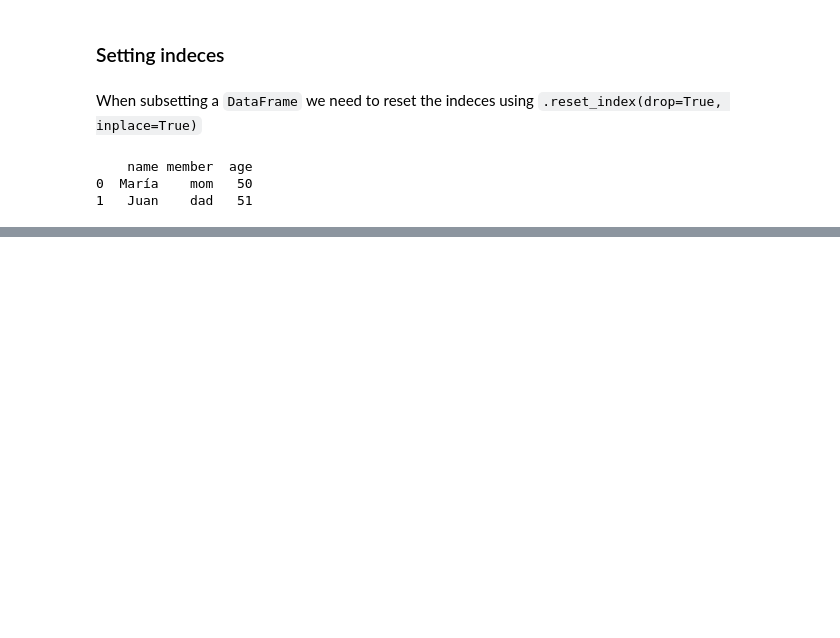
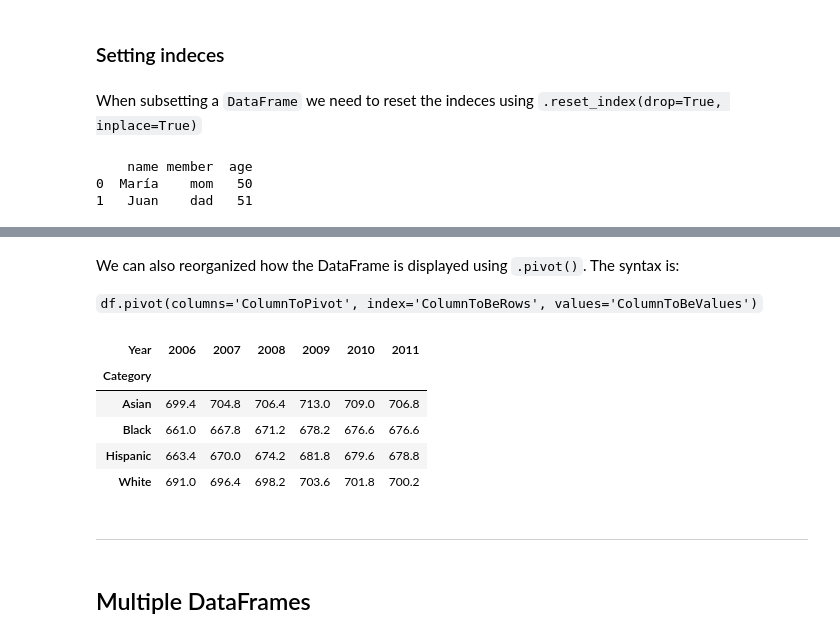
Before and after one commit to carlota-moh/notes, a Jupyter notebook: Pandas.ipynb, the cells around one changed output, grey strips where cells are left out. Drawn from its saved outputs; the diff is of its cells as text; code cells hidden in the pictures; blank space fills up the shorter version.

```diff
--- a/Pandas.ipynb
+++ b/Pandas.ipynb
@@ -238,0 +366,9 @@ print(parents)
+# %%
+# Calculate the 90% percentile for each year according to ethnicity
+import numpy as np
+
+eth_grades = grades.groupby(['Year', 'Category'])['Mean Scale Score']\
+            .apply(lambda x: np.percentile(x, 90))\
+            .reset_index()
+
+print(eth_grades)
@@ -238,0 +393,21 @@ print(parents)
+# %% [markdown]
+We can also reorganized how the DataFrame is displayed using `.pivot()`. The syntax is:
+
+`df.pivot(columns='ColumnToPivot',
+         index='ColumnToBeRows',
+         values='ColumnToBeValues')`
+# %%
+eth_grades.pivot(columns='Year',
+                index='Category',
+                values='Mean Scale Score')
+# %% [output]
+| Year | 2006 | 2007 | 2008 | 2009 | 2010 | 2011 |
+| Category |  |  |  |  |  |  |
+| Asian | 699.4 | 704.8 | 706.4 | 713.0 | 709.0 | 706.8 |
+| Black | 661.0 | 667.8 | 671.2 | 678.2 | 676.6 | 676.6 |
+| Hispanic | 663.4 | 670.0 | 674.2 | 681.8 | 679.6 | 678.8 |
+| White | 691.0 | 696.4 | 698.2 | 703.6 | 701.8 | 700.2 |
+# %% [markdown]
+****
+# %% [markdown]
+## Multiple DataFrames
```
Also changed, not shown: parts of 38 cells of this notebook.
